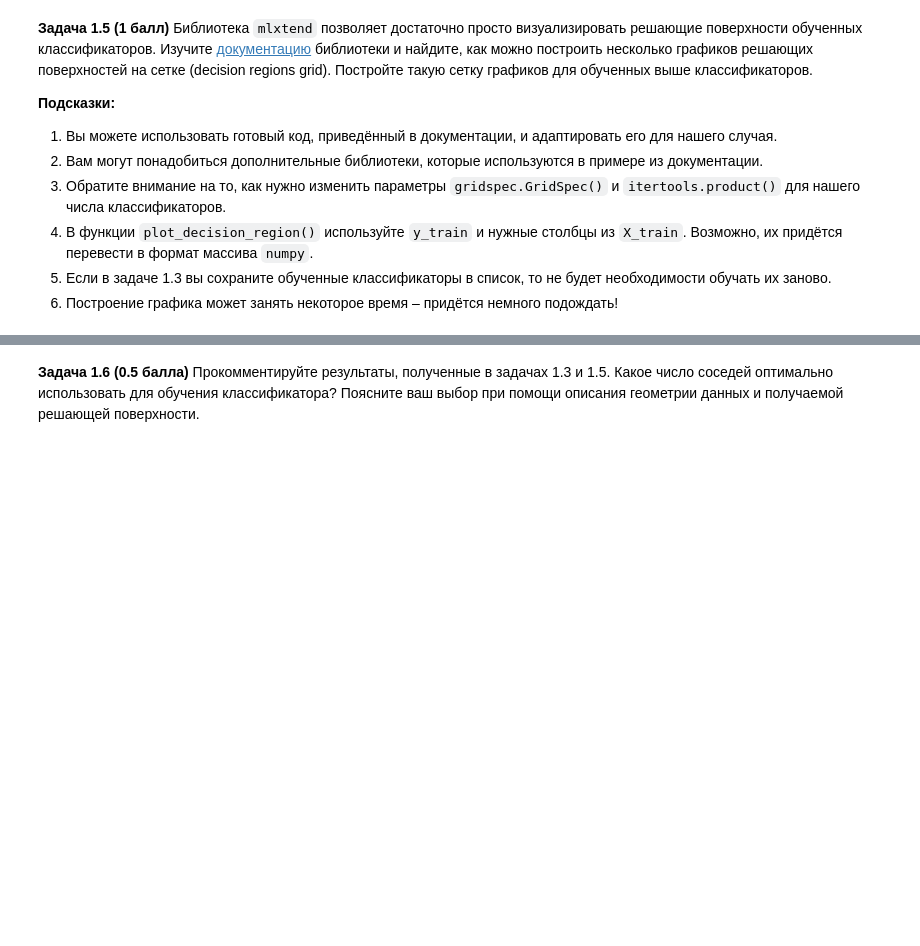
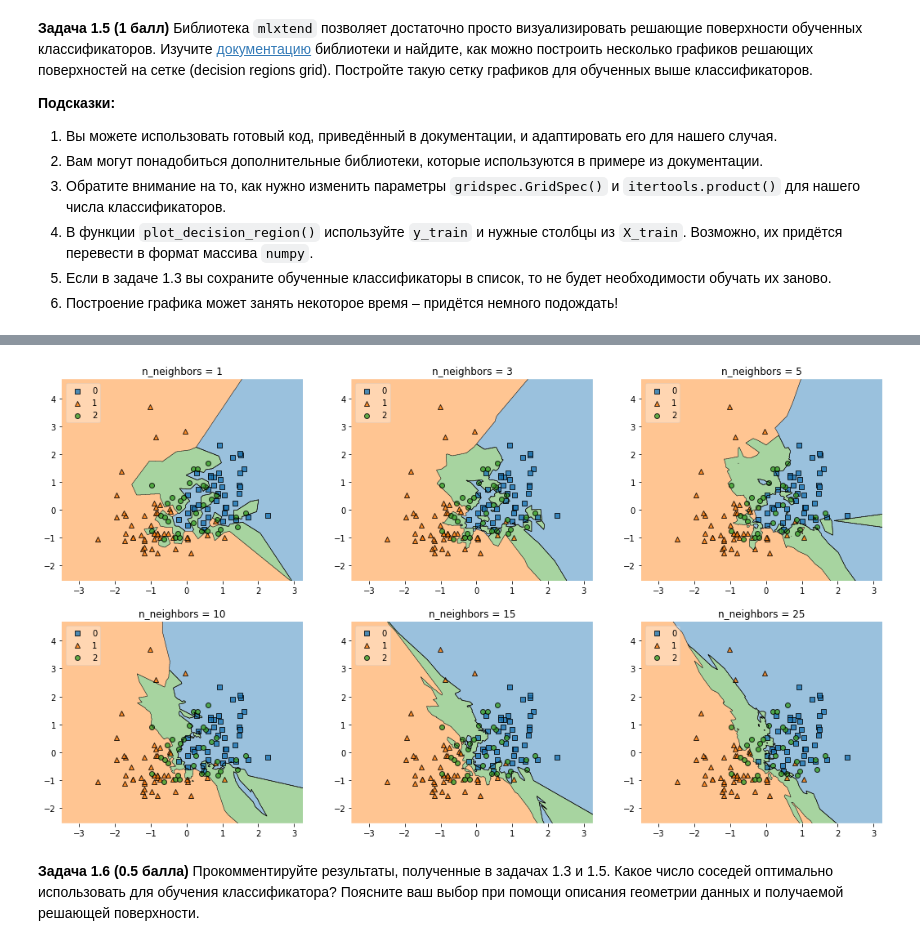
Before and after one commit to lapshinaaa/homework_machineLearning, a Jupyter notebook: hw04_knn_linreg.ipynb, the cells around one changed output, grey strips where cells are left out. Cells and saved outputs as stored; diff of their text form; code cells hidden in the pictures; blank space fills up the shorter version.

Commit message:
add other tasks

```diff
--- a/hw04_knn_linreg.ipynb
+++ b/hw04_knn_linreg.ipynb
@@ -69,8 +69,9 @@ from sklearn.neighbors import KNeighborsClassifier
 from sklearn.preprocessing import StandardScaler
 # %%
 # selecting the features of our interest:
-X_train_selected = X_train.loc[:, ['alcohol', 'magnesium']]
-X_test_selected = X_test.loc[:, ['alcohol', 'magnesium']]
+selected_features = ['alcohol', 'magnesium']
+X_train_selected = X_train.loc[:, selected_features]
+X_test_selected = X_test.loc[:, selected_features]
 
 # scaling the features in the dataframe:
 normalizer = StandardScaler()
@@ -82,7 +83,7 @@ X_train_scaled = pd.DataFrame(data = X_train_normalized)
 X_test_scaled = pd.DataFrame(data = X_test_normalized)
 
 k_values = [1, 3, 5, 10, 15, 25]
-knn_classifiers = []
+knn_classifiers = []  # a list of classifiers that I'll further use in tasks
 
 # creating a dictionary to store all the results
 result = {'NN': k_values, 'Train': [], 'Test': []}
@@ -156,2 +152,26 @@ import mlxtend
+# %%
+from mlxtend.plotting import plot_decision_regions
+from mlxtend.preprocessing import shuffle_arrays_unison
+import matplotlib.pyplot as plt
+import itertools
+from sklearn import datasets
+
+X_train = np.array(X_train_scaled)
+y_train = np.array(y_train)
+
+labels = ['n_neighbors = 1', 'n_neighbors = 3', 'n_neighbors = 5', 'n_neighbors = 10', 'n_neighbors = 15', 'n_neighbors = 25']
+
+fig, axs = plt.subplots(2, 3, figsize=(18, 10))
+
+for clf, lab, grd in zip(knn_classifiers,
+                         labels,
+                         itertools.product([0, 1], [0, 1, 2])):
+    clf.fit(X_train_scaled, y_train)
+    plot_decision_regions(X_train, y_train, clf=clf, legend=2, ax=axs[grd[0], grd[1]], scatter_kwargs={'edgecolors': 'k'})
+    axs[grd[0], grd[1]].set_title(lab)
+
+plt.show()
+# %% [output]
+[figure, added]
 # %% [markdown]
 **Задача 1.6 (0.5 балла)** Прокомментируйте результаты, полученные в задачах 1.3 и 1.5. Какое число соседей оптимально использовать для обучения классификатора? Поясните ваш выбор при помощи описания геометрии данных и получаемой решающей поверхности.
```
Also changed, not shown: parts of 16 cells of this notebook.
